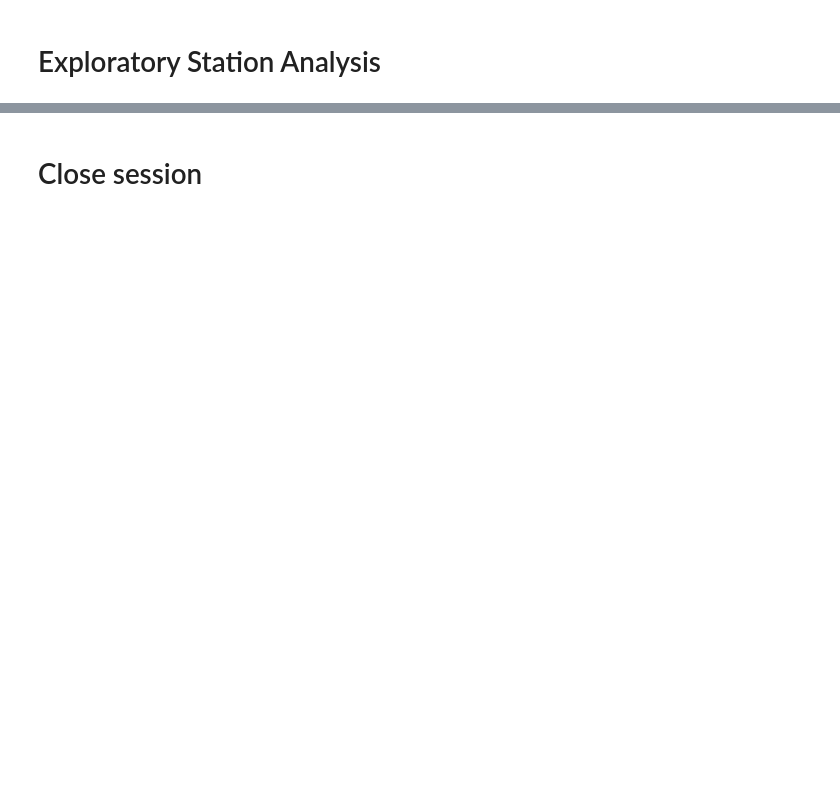
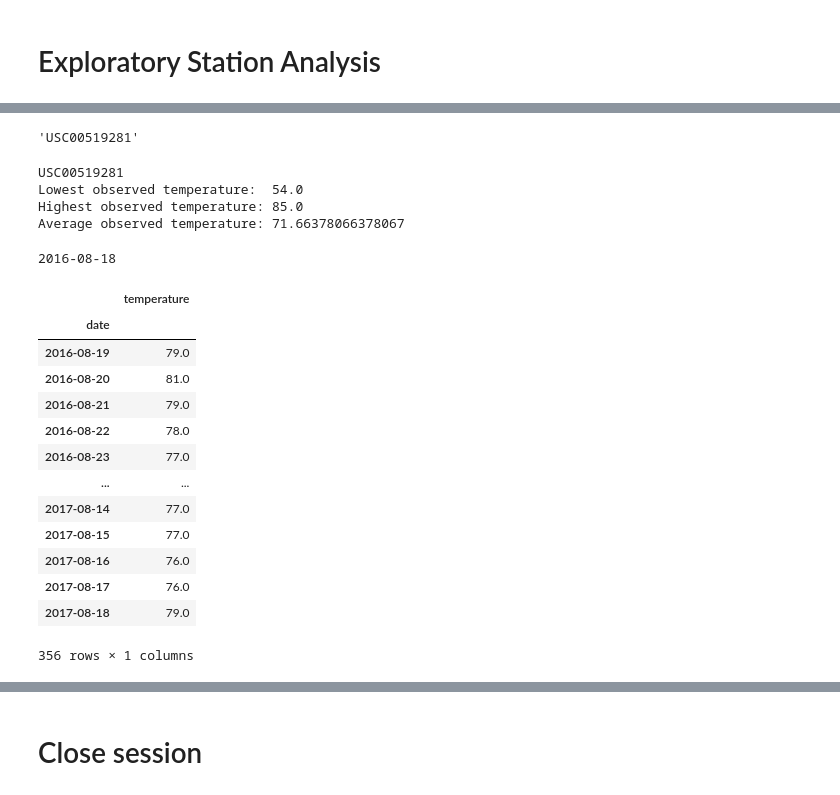
Before and after one commit to scheaton/sqlalchemy-challenge, a Jupyter notebook: SurfsUp/climate_starter.ipynb, the cells around one changed output, grey strips where cells are left out. Cells and saved outputs as stored; diff of their text form; code cells hidden in the pictures; blank space fills up the shorter version.

```diff
--- a/SurfsUp/climate_starter.ipynb
+++ b/SurfsUp/climate_starter.ipynb
@@ -145,2 +198,7 @@ plt.show()
+# %%
+most_active_station_id = most_active_stations[0][0]
+most_active_station_id
+# %% [output]
+'USC00519281'
 # %%
 # Using the most active station id from the previous query, calculate the lowest, highest, and average temperature.
@@ -147,3 +207,44 @@ plt.show()
+# %%
+print(most_active_station_id)
+print("Lowest observed temperature:  " + str(low_high_avg[0]))
+print("Highest observed temperature: " + str(low_high_avg[1]))
+print("Average observed temperature: " + str(low_high_avg[2]))
+# %% [output]
+USC00519281
+Lowest observed temperature:  54.0
+Highest observed temperature: 85.0
+Average observed temperature: 71.66378066378067
 # %%
 # Using the most active station id
 # Query the last 12 months of temperature observation data for this station and plot the results as a histogram
+mrd = session.query(Measurements)\
+             .filter(Measurements.station == most_active_station_id)\
+             .order_by(Measurements.date.desc()).first().date.split("-")
+query_date = dt.date(int(mrd[0]), \
+                     int(mrd[1]), \
+                     int(mrd[2])) - dt.timedelta(days=365)
+print(query_date)
+# %% [output]
+2016-08-18
+# %%
+ly_results = session.query(Measurements.date, Measurements.tobs)\
+                    .filter(Measurements.station == most_active_station_id)\
+                    .filter(Measurements.date > '2016-08-18')\
+                    .order_by(Measurements.date).all()
+ly_df = pd.DataFrame(ly_results, columns=["date", "temperature"]).set_index('date').fillna(0).sort_values(['date'])
+ly_df
+# %% [output]
+|  | temperature |
+| date |  |
+| 2016-08-19 | 79.0 |
+| 2016-08-20 | 81.0 |
+| 2016-08-21 | 79.0 |
+| 2016-08-22 | 78.0 |
+| 2016-08-23 | 77.0 |
+| ... | ... |
+| 2017-08-14 | 77.0 |
+| 2017-08-15 | 77.0 |
+| 2017-08-16 | 76.0 |
+| 2017-08-17 | 76.0 |
+| 2017-08-18 | 79.0 |
+356 rows × 1 columns
```
Also changed, not shown: parts of 12 cells of this notebook.
